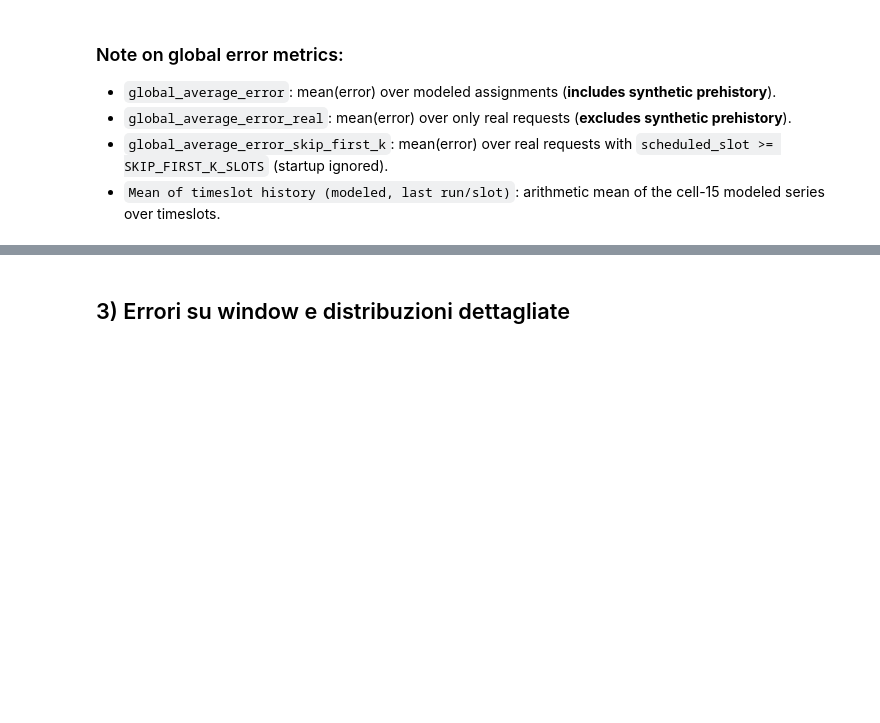
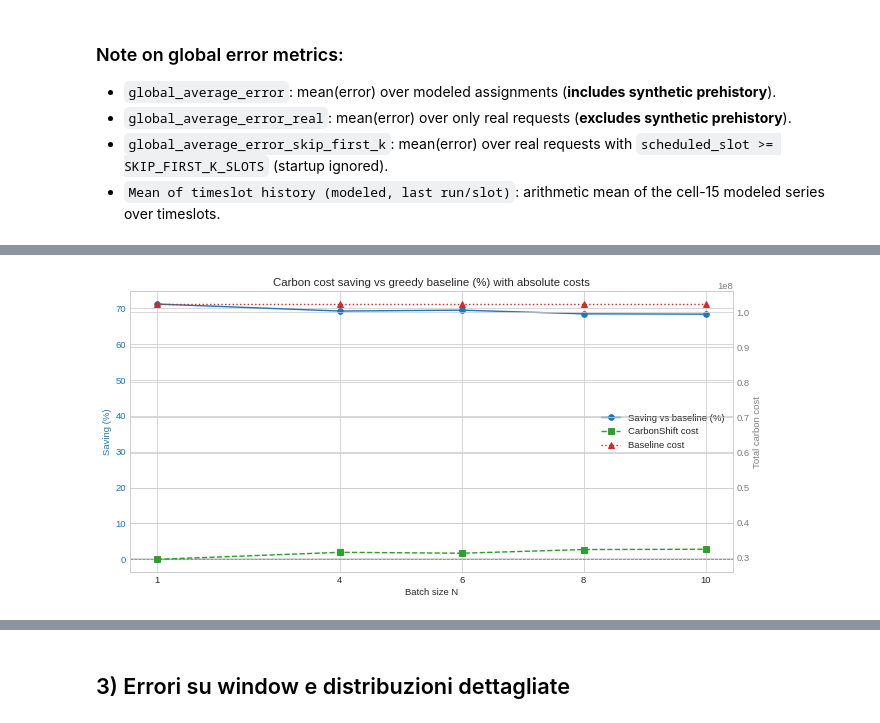
Before and after one commit to frenzis01/carbonshift, a Jupyter notebook: online2/notebooks/nshift_speed_analysis.ipynb, the cells around one changed output, grey strips where cells are left out. Cells and saved outputs as stored; diff of their text form; code cells hidden in the pictures; blank space fills up the shorter version.

Commit message:
minor tweaks to carbon scale

```diff
--- a/online2/notebooks/nshift_speed_analysis.ipynb
+++ b/online2/notebooks/nshift_speed_analysis.ipynb
@@ -442,30 +442,50 @@ plt.tight_layout()
 # %%
-# Carbon saving vs baseline expressed as a percentage.
+# Carbon saving vs baseline expressed as a percentage, with absolute carbon costs on secondary axis.
 if (
     "carbon_cost_saving_vs_baseline_pct" in summary_for_plot.columns
     or "carbon_cost_saving_vs_baseline" in summary_for_plot.columns
 ):
     if "carbon_cost_saving_vs_baseline_pct" in summary_for_plot.columns:
         pct_saving = summary_for_plot["carbon_cost_saving_vs_baseline_pct"]
     else:
         # Derive from absolute saving if pct column is absent.
         baseline = summary_for_plot["baseline_total_carbon_cost"]
         pct_saving = (
             summary_for_plot["carbon_cost_saving_vs_baseline"] / baseline * 100
         ).where(baseline > 0)
 
-    fig_s, ax_s = plt.subplots(figsize=(8, 4))
-    ax_s.plot(x, pct_saving, marker="o", color="tab:blue", label="Carbon saving vs baseline (%)")
+    fig_s, ax_s = plt.subplots(figsize=(10, 5))
+
+    # Primary axis: % saving
+    ln1 = ax_s.plot(x, pct_saving, marker="o", color="tab:blue", label="Saving vs baseline (%)")
     ax_s.axhline(0, color="gray", linewidth=0.8, linestyle="--")
     ax_s.set_xlabel("Batch size N")
-    ax_s.set_ylabel("Saving (%)")
+    ax_s.set_ylabel("Saving (%)", color="tab:blue")
+    ax_s.tick_params(axis="y", labelcolor="tab:blue")
     ax_s.set_xticks(x.tolist())
-    ax_s.legend(loc="best")
-    ax_s.set_title("Carbon cost saving vs greedy baseline (%)")
+
+    # Secondary axis: absolute carbon costs
+    ax_cost = ax_s.twinx()
+    if "total_carbon_cost" in summary_for_plot.columns:
+        ln2 = ax_cost.plot(x, summary_for_plot["total_carbon_cost"], marker="s", color="tab:green", linestyle="--", label="CarbonShift cost")
+    else:
+        ln2 = []
+    if "baseline_total_carbon_cost" in summary_for_plot.columns:
+        ln3 = ax_cost.plot(x, summary_for_plot["baseline_total_carbon_cost"], marker="^", color="tab:red", linestyle=":", label="Baseline cost")
+    else:
+        ln3 = []
+    ax_cost.set_ylabel("Total carbon cost", color="tab:gray")
+    ax_cost.tick_params(axis="y", labelcolor="tab:gray")
+
+    all_lines = ln1 + ln2 + ln3
+    ax_s.legend(all_lines, [l.get_label() for l in all_lines], loc="best")
+    ax_s.set_title("Carbon cost saving vs greedy baseline (%) with absolute costs")
     plt.tight_layout()
     plt.show()
 else:
     print("No baseline saving columns available in summary_df.")
+# %% [output]
+[figure, added]
 # %%
 # Flavour breakdown per batch size
 # Shows request counts and error metrics by flavour (respects SKIP_FIRST_K_SLOTS)
```
Also changed, not shown: parts of 14 cells of this notebook, 6 other files.
